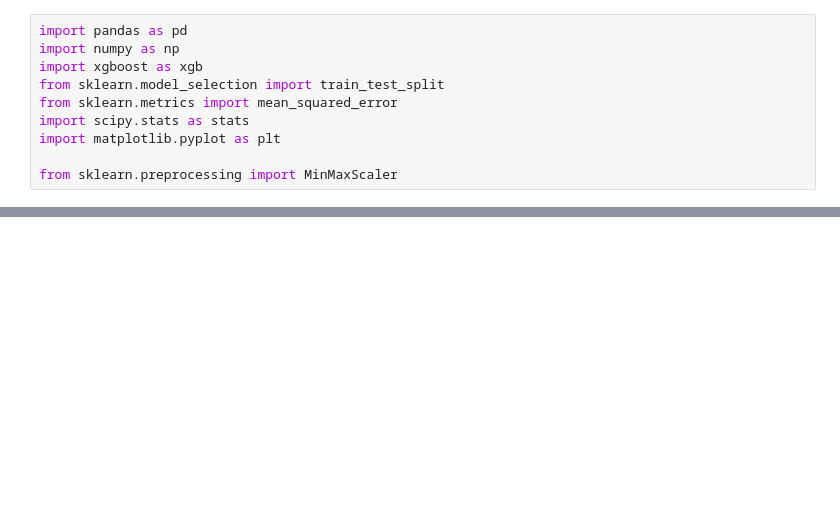
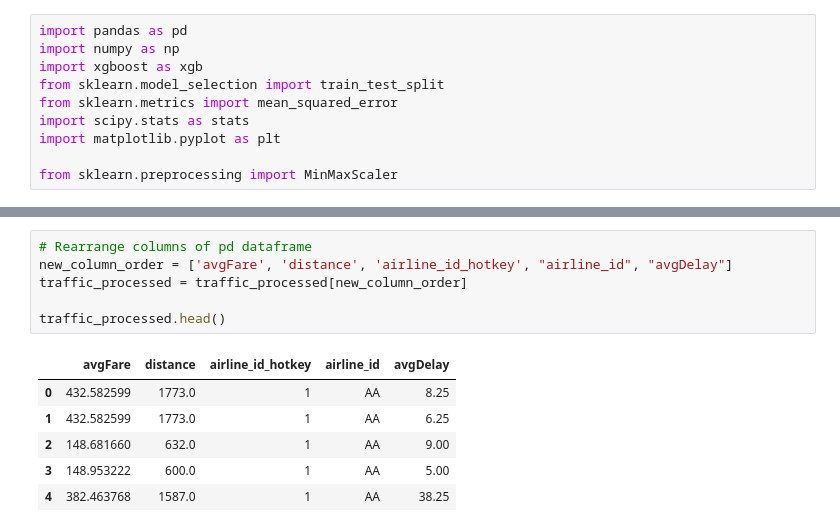
Before and after one commit to Shivamkak19/Citadel-Datathon, a Jupyter notebook: model.ipynb, the cells around one changed output, grey strips where cells are left out. Cells and saved outputs as stored; diff of their text form; blank space fills up the shorter version.

```diff
--- a/model.ipynb
+++ b/model.ipynb
@@ -151 +17,14 @@ Name: avgDelay, Length: 203790, dtype: float64
+# %%
+# Rearrange columns of pd dataframe
+new_column_order = ['avgFare', 'distance', 'airline_id_hotkey', "airline_id", "avgDelay"]
+traffic_processed = traffic_processed[new_column_order]
+
+traffic_processed.head()
+# %% [output]
+|  | avgFare | distance | airline_id_hotkey | airline_id | avgDelay |
+| 0 | 432.582599 | 1773.0 | 1 | AA | 8.25 |
+| 1 | 432.582599 | 1773.0 | 1 | AA | 6.25 |
+| 2 | 148.681660 | 632.0 | 1 | AA | 9.00 |
+| 3 | 148.953222 | 600.0 | 1 | AA | 5.00 |
+| 4 | 382.463768 | 1587.0 | 1 | AA | 38.25 |
 # %%
```
Also changed, not shown: parts of 15 cells of this notebook.
